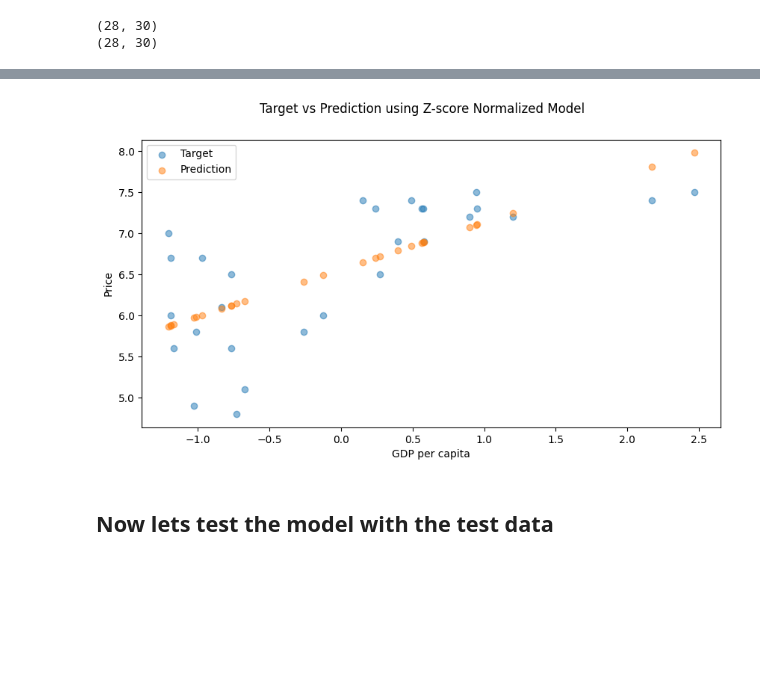
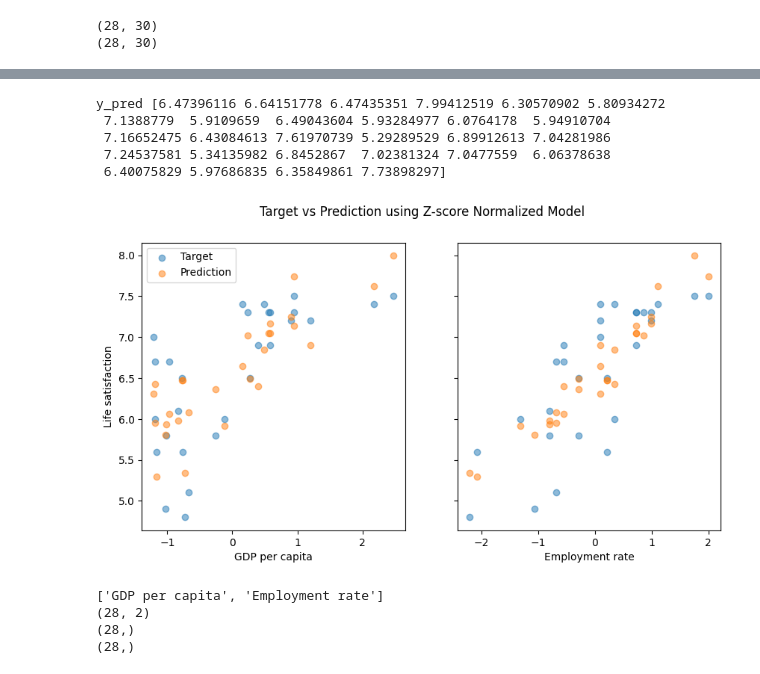
Before and after one commit to Matheus-IT/machine-learning, a Jupyter notebook: linear-regression/melbourne-housing/vanilla.ipynb, the cells around one changed output, grey strips where cells are left out. Saved outputs shown, nothing was run; the diff lists cells and outputs as text; code cells hidden in the pictures; blank space fills up the shorter version.

Commit message:
Built linear regression with two variables without sk learn

```diff
--- a/linear-regression/melbourne-housing/vanilla.ipynb
+++ b/linear-regression/melbourne-housing/vanilla.ipynb
@@ -128,7 +130,7 @@ train_data.describe()
 | max | 46.000000 | 12.800000 | 10.900000 | 15.100000 | 94.000000 | ... |
 8 rows × 26 columns
 # %%
-features = ['GDP per capita']
+features = ['GDP per capita', 'Employment rate']
 # filter chosen features
 x_train = x_train[features]
 x_test = x_test[features]
@@ -222,14 +226,16 @@ def compute_cost(x, y, w, b):
     m = x.shape[0]
     cost = 0
     for i in range(m):
-        f_wb = w * x[i] + b
+
+        f_wb = np.dot(w, x[i]) + b
+        # f_wb = w * x[i] + b
 
         cost = cost + (f_wb - y[i])**2
 
     total_cost = cost / (2 * m)
     return total_cost
 
-ini_w = 1
+ini_w = [1, 2]
 ini_b = 1
 
 compute_cost(x_train, y_train, ini_w, ini_b)
@@ -258,24 +266,5 @@ compute_gradient(x_train, y_train, ini_w, ini_b)
 # %%
 def gradient_descent(x, y, w_in, b_in, cost_function, gradient_function, alpha, num_iters):
-    """
-    Performs batch gradient descent to learn theta. Updates theta by taking
-    num_iters gradient steps with learning rate alpha
-
-    Args:
-      x :    (ndarray): Shape (m,)
-      y :    (ndarray): Shape (m,)
-      w_in, b_in : (scalar) Initial values of parameters of the model
-      cost_function: function to compute cost
-      gradient_function: function to compute the gradient
-      alpha : (float) Learning rate
-      num_iters : (int) number of iterations to run gradient descent
-    Returns
-      w : (ndarray): Shape (1,) Updated values of parameters of the model after
-          running gradient descent
-      b : (scalar)                Updated value of parameter of the model after
-          running gradient descent
-    """
-
     # number of training examples
     m = len(x)
 
@@ -303,11 +292,12 @@ def gradient_descent(x, y, w_in, b_in, cost_function, gradient_function, alpha,
         if i % math.ceil(num_iters/10) == 0:
             w_history.append(w)
             print(f"Iteration {i:4}: Cost {cost}, dj_dw {dj_dw}, dj_db {dj_db}")
+        # print(f"Iteration {i:4}: Cost {cost}, dj_dw {dj_dw}, dj_db {dj_db}")
 
     return w, b, J_history, w_history #return w and J,w history for graphing
 
 
-initial_w = 0
+initial_w = [0, 0]
 initial_b = 0
 
 # some gradient descent settings
@@ -361,12 +351,12 @@ def plot_target_vs_prediction(x_train, y_train, y_pred, feature_names):
     for i, feature in enumerate(feature_names):
         # axes[i].scatter(x_train.iloc[:, i].values, y_train.values, label='Target', alpha=0.5)
         # axes[i].scatter(x_train.iloc[:, i].values, y_pred, label='Prediction', alpha=0.5)
-        axes[i].scatter(x_train, y_train, label='Target', alpha=0.5)
-        axes[i].scatter(x_train, y_pred, label='Prediction', alpha=0.5)
+        axes[i].scatter(x_train[:, i], y_train, label='Target', alpha=0.5)
+        axes[i].scatter(x_train[:, i], y_pred, label='Prediction', alpha=0.5)
         axes[i].set_xlabel(feature)
 
     # Set labels and title
-    axes[0].set_ylabel("Price")
+    axes[0].set_ylabel(target_column)
     axes[0].legend()
     fig.suptitle("Target vs Prediction using Z-score Normalized Model")
 
@@ -375,11 +365,23 @@ def plot_target_vs_prediction(x_train, y_train, y_pred, feature_names):
 # %%
 # y_pred = model.predict(x_norm)
 m = x_train.shape[0]
-y_pred = []
+y_pred = np.array([])
 for i in range(m):
-    y_pred.append(w * x_train[i] + b)
+    y_pred = np.append(y_pred, np.dot(w, x_train[i]) + b)
+print('y_pred', y_pred)
 plot_target_vs_prediction(x_train, y_train, y_pred, features)
+print(features)
+print(x_train.shape)
+print(y_train.shape)
+print(y_pred.shape)
 # %% [output]
+y_pred [6.47396116 6.64151778 6.47435351 7.99412519 6.30570902 5.80934272
+ 7.1388779  5.9109659  6.49043604 5.93284977 6.0764178  5.94910704
+ 7.16652475 6.43084613 7.61970739 5.29289529 6.89912613 7.04281986
+ 7.24537581 5.34135982 6.8452867  7.02381324 7.0477559  6.06378638
+ 6.40075829 5.97686835 6.35849861 7.73898297]
-[figure, old version]
+[figure, new version]
+['GDP per capita', 'Employment rate']
+(28, 2)
+(28,)
+(28,)
-# %% [markdown]
-## Now lets test the model with the test data
```
Also changed, not shown: parts of 13 cells of this notebook.
